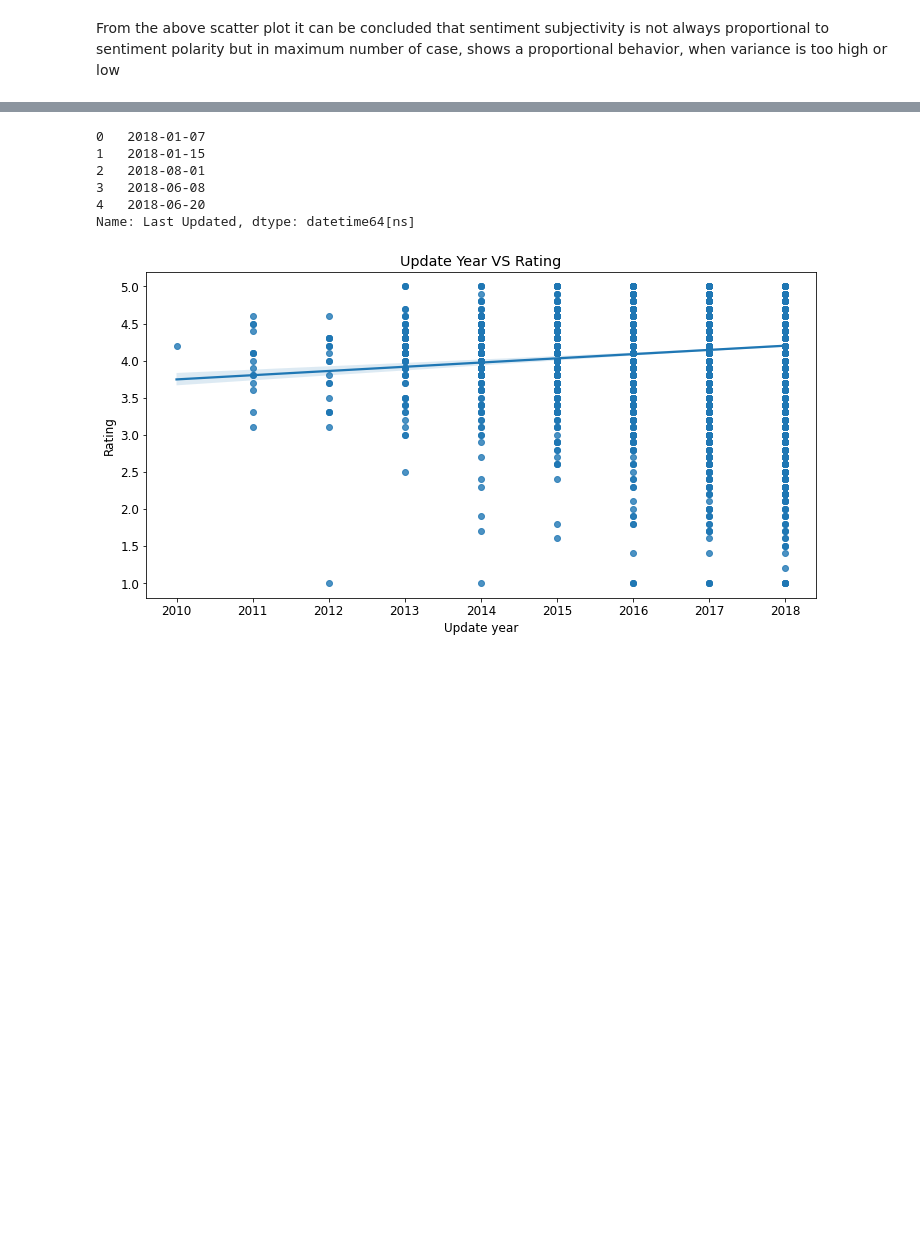
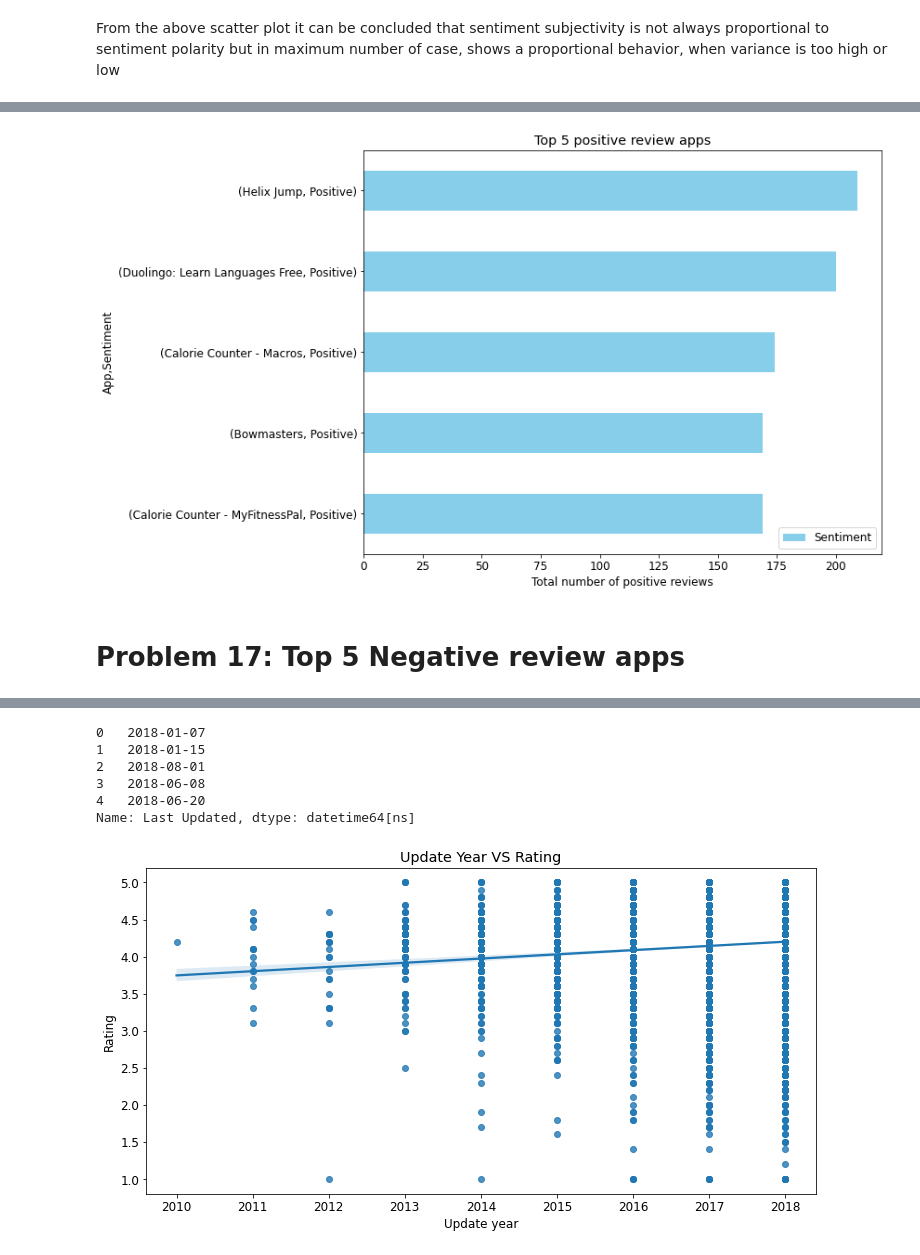
Before and after one commit to Meghanah97/Playstore_data_analysis, a Jupyter notebook: Copy_of_Copy_of_Copy_of_Play_Store_App_Review_Analysis_Capstone_Project.ipynb, the cells around one changed output, grey strips where cells are left out. Cells and saved outputs as stored; diff of their text form; code cells hidden in the pictures; blank space fills up the shorter version.

```diff
--- a/Copy_of_Copy_of_Copy_of_Play_Store_App_Review_Analysis_Capstone_Project.ipynb
+++ b/Copy_of_Copy_of_Copy_of_Play_Store_App_Review_Analysis_Capstone_Project.ipynb
@@ -780,0 +684,3 @@ top_rat_app
+# %%
+positive_usr=usr[usr['Sentiment']=='Positive']
+positive_usr
@@ -780,0 +701,9 @@ top_rat_app
+# %%
+positive_usr.groupby('App')['Sentiment'].value_counts().nlargest(5).plot.barh(figsize=(10,8),color='skyblue').invert_yaxis()
+plt.title("Top 5 positive review apps")
+plt.xlabel('Total number of positive reviews')
+plt.legend();
+# %% [output]
+[figure, added]
+# %% [markdown]
+# Problem 17: Top 5 Negative review apps
```
Also changed, not shown: parts of 56 cells of this notebook.
